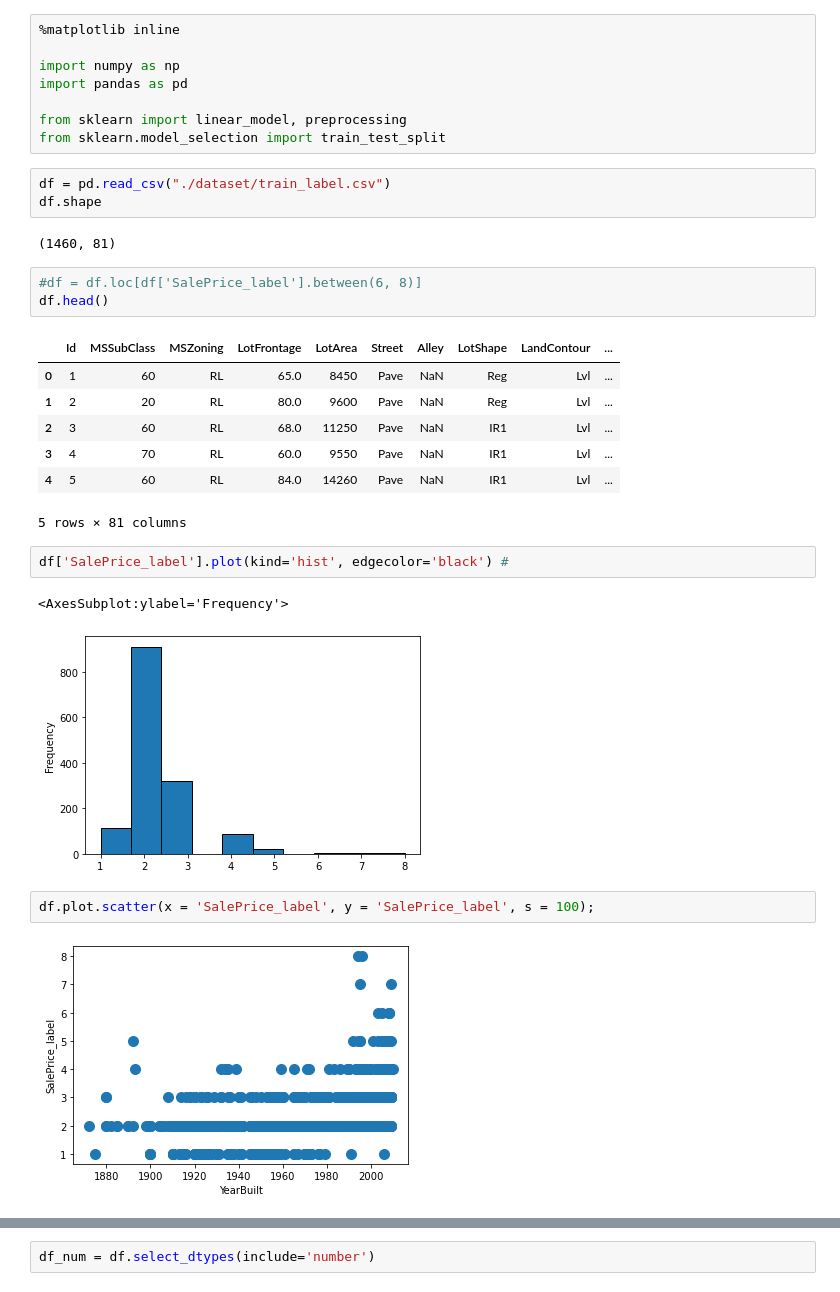
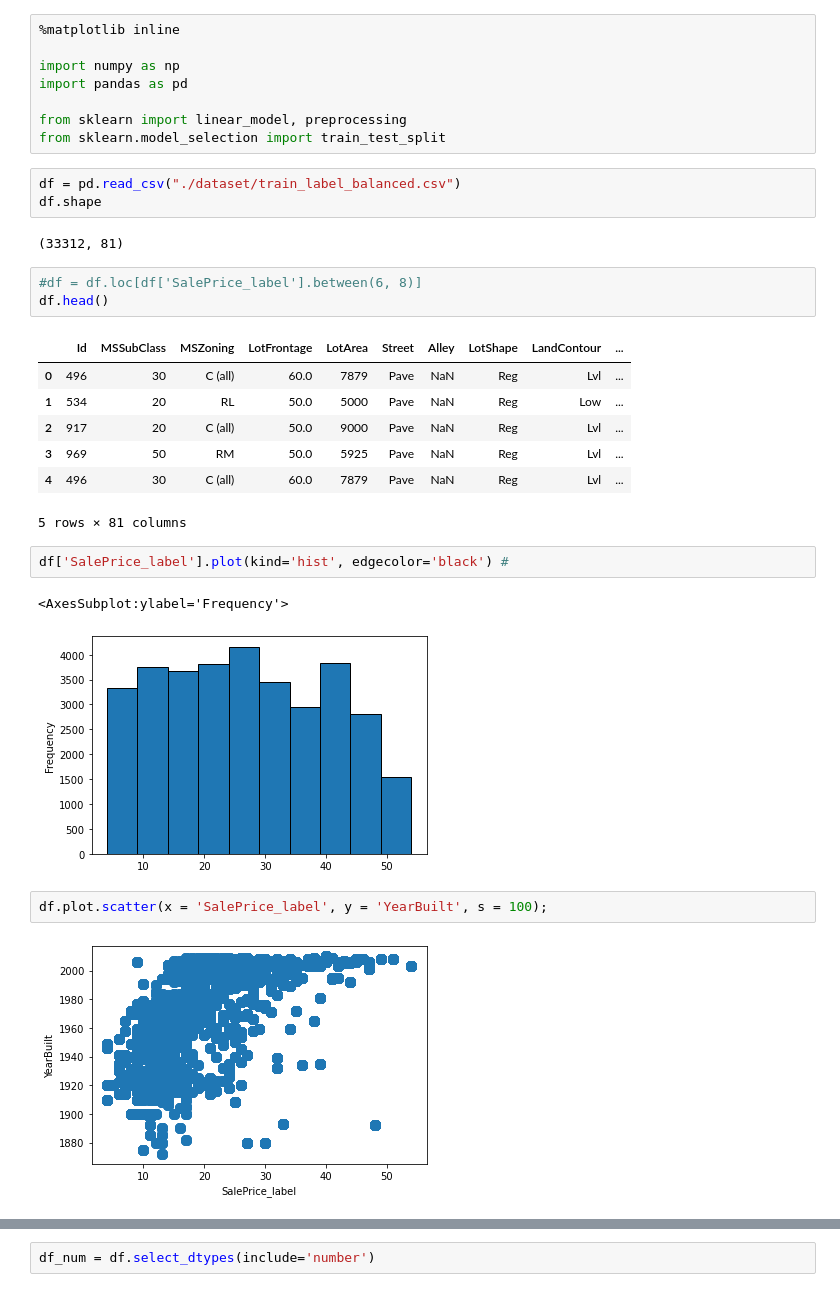
Before and after one commit to NandoGoncalves/House_Prices, a Jupyter notebook: house-prices_b01.ipynb, the cells around one changed output, grey strips where cells are left out. Saved outputs shown, nothing was run; the diff lists cells and outputs as text.

```diff
--- a/house-prices_b01.ipynb
+++ b/house-prices_b01.ipynb
@@ -7,30 +7,30 @@ import pandas as pd
 from sklearn import linear_model, preprocessing
 from sklearn.model_selection import train_test_split
 # %%
-df = pd.read_csv("./dataset/train_label.csv")
+df = pd.read_csv("./dataset/train_label_balanced.csv")
 df.shape
 # %% [output]
-(1460, 81)
+(33312, 81)
 # %%
 #df = df.loc[df['SalePrice_label'].between(6, 8)]
 df.head()
 # %% [output]
 |  | Id | MSSubClass | MSZoning | LotFrontage | LotArea | Street | Alley | LotShape | LandContour | ... |
-| 0 | 1 | 60 | RL | 65.0 | 8450 | Pave | NaN | Reg | Lvl | ... |
-| 1 | 2 | 20 | RL | 80.0 | 9600 | Pave | NaN | Reg | Lvl | ... |
-| 2 | 3 | 60 | RL | 68.0 | 11250 | Pave | NaN | IR1 | Lvl | ... |
-| 3 | 4 | 70 | RL | 60.0 | 9550 | Pave | NaN | IR1 | Lvl | ... |
-| 4 | 5 | 60 | RL | 84.0 | 14260 | Pave | NaN | IR1 | Lvl | ... |
+| 0 | 496 | 30 | C (all) | 60.0 | 7879 | Pave | NaN | Reg | Lvl | ... |
+| 1 | 534 | 20 | RL | 50.0 | 5000 | Pave | NaN | Reg | Low | ... |
+| 2 | 917 | 20 | C (all) | 50.0 | 9000 | Pave | NaN | Reg | Lvl | ... |
+| 3 | 969 | 50 | RM | 50.0 | 5925 | Pave | NaN | Reg | Lvl | ... |
+| 4 | 496 | 30 | C (all) | 60.0 | 7879 | Pave | NaN | Reg | Lvl | ... |
 5 rows × 81 columns
 # %%
 df['SalePrice_label'].plot(kind='hist', edgecolor='black') #
 # %% [output]
 <AxesSubplot:ylabel='Frequency'>
-[figure, old version]
+[figure, new version]
 # %%
-df.plot.scatter(x = 'SalePrice_label', y = 'SalePrice_label', s = 100);
+df.plot.scatter(x = 'SalePrice_label', y = 'YearBuilt', s = 100);
 # %% [output]
-[figure, old version]
+[figure, new version]
 # %%
 df.info()
 # %% [output]
```
Also changed, not shown: parts of 21 cells of this notebook, 4 other files.
